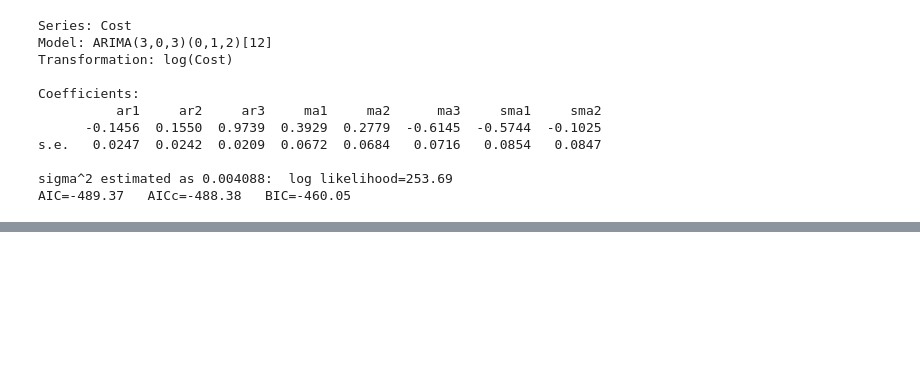
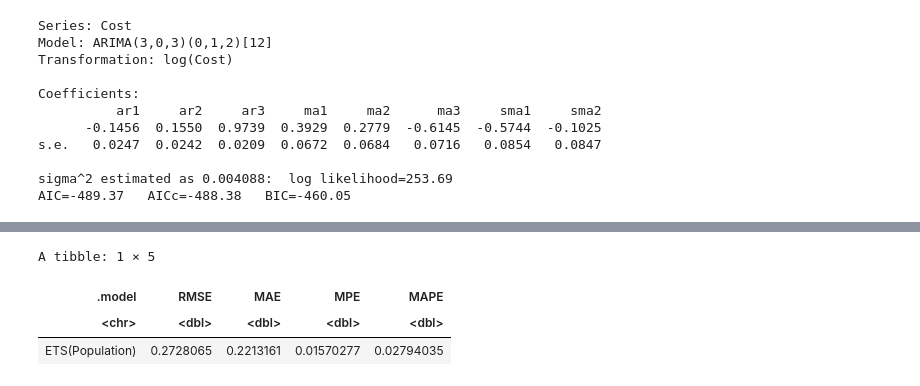
Before and after one commit to ARKA1112/Time_Series_R, a Jupyter notebook: OTEXTS_9.ipynb, the cells around one changed output, grey strips where cells are left out. Saved outputs shown, nothing was run; the diff lists cells and outputs as text; code cells hidden in the pictures; blank space fills up the shorter version.

```diff
--- a/OTEXTS_9.ipynb
+++ b/OTEXTS_9.ipynb
@@ -550,0 +572,7 @@ AIC=-489.37   AICc=-488.38   BIC=-460.05
+# %%
+ind_economy|>slice(-n()) |> stretch_tsibble(.init = 10) |> model(ETS(Population))|> forecast(h=1)|>accuracy(ind_economy)|>select(.model, RMSE:MAPE)
+# %% [output]
+A tibble: 1 × 5
+| .model | RMSE | MAE | MPE | MAPE |
+| <chr> | <dbl> | <dbl> | <dbl> | <dbl> |
+| ETS(Population) | 0.2728065 | 0.2213161 | 0.01570277 | 0.02794035 |
```
Also changed, not shown: parts of 4 cells of this notebook, 2 other files.
